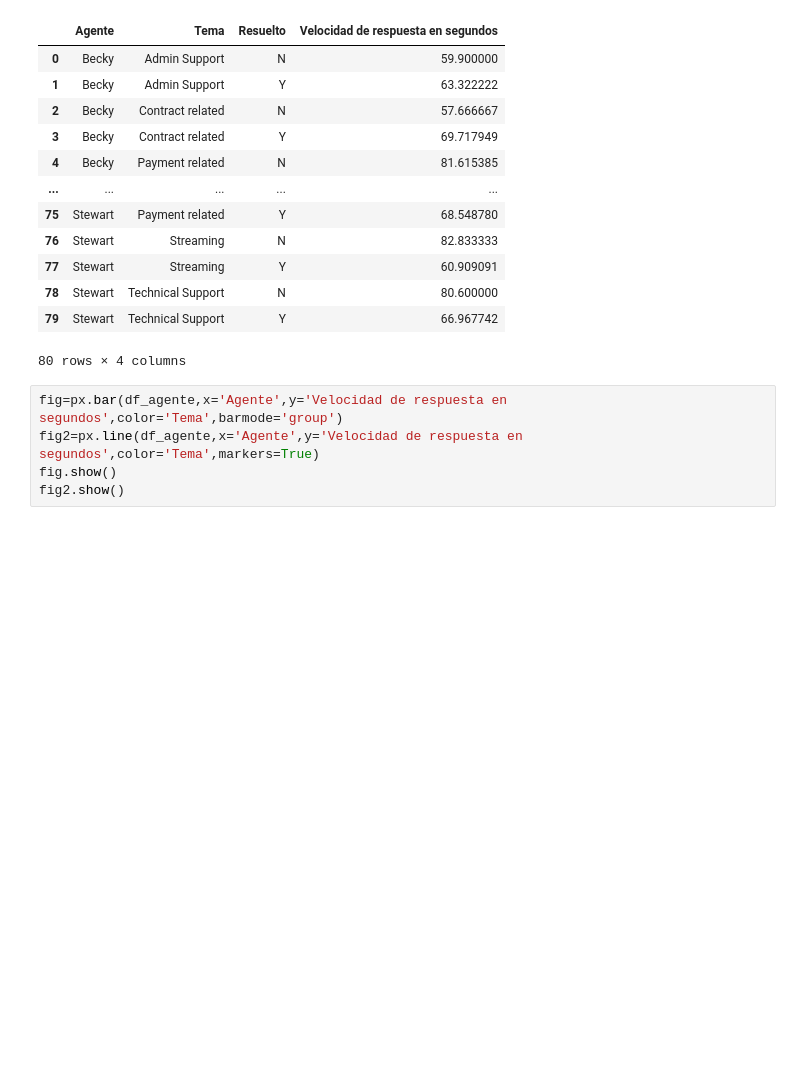
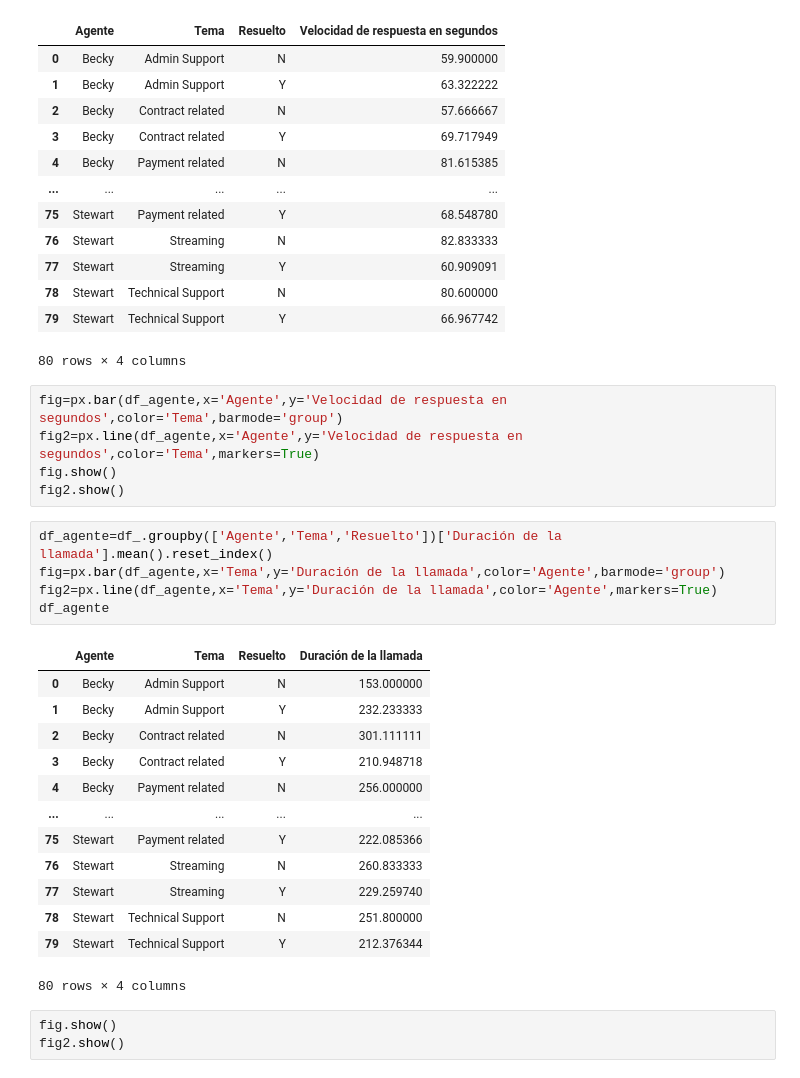
Before and after one commit to jhonthe77/Call-Center-Dataset, a Jupyter notebook: app__.ipynb, the cells around one changed output. Drawn from its saved outputs; the diff is of its cells as text; blank space fills up the shorter version.

```diff
--- a/app__.ipynb
+++ b/app__.ipynb
@@ -85,3 +85,25 @@ fig=px.bar(df_agente,x='Agente',y='Velocidad de respuesta en segundos',color='Te
 fig2=px.line(df_agente,x='Agente',y='Velocidad de respuesta en segundos',color='Tema',markers=True)
 fig.show()
 fig2.show()
+# %%
+df_agente=df_.groupby(['Agente','Tema','Resuelto'])['Duración de la llamada'].mean().reset_index()
+fig=px.bar(df_agente,x='Tema',y='Duración de la llamada',color='Agente',barmode='group')
+fig2=px.line(df_agente,x='Tema',y='Duración de la llamada',color='Agente',markers=True)
+df_agente
+# %% [output]
+|  | Agente | Tema | Resuelto | Duración de la llamada |
+| 0 | Becky | Admin Support | N | 153.000000 |
+| 1 | Becky | Admin Support | Y | 232.233333 |
+| 2 | Becky | Contract related | N | 301.111111 |
+| 3 | Becky | Contract related | Y | 210.948718 |
+| 4 | Becky | Payment related | N | 256.000000 |
+| ... | ... | ... | ... | ... |
+| 75 | Stewart | Payment related | Y | 222.085366 |
+| 76 | Stewart | Streaming | N | 260.833333 |
+| 77 | Stewart | Streaming | Y | 229.259740 |
+| 78 | Stewart | Technical Support | N | 251.800000 |
+| 79 | Stewart | Technical Support | Y | 212.376344 |
+80 rows × 4 columns
+# %%
+fig.show()
+fig2.show()
```
Also changed, not shown: 1 other file.
